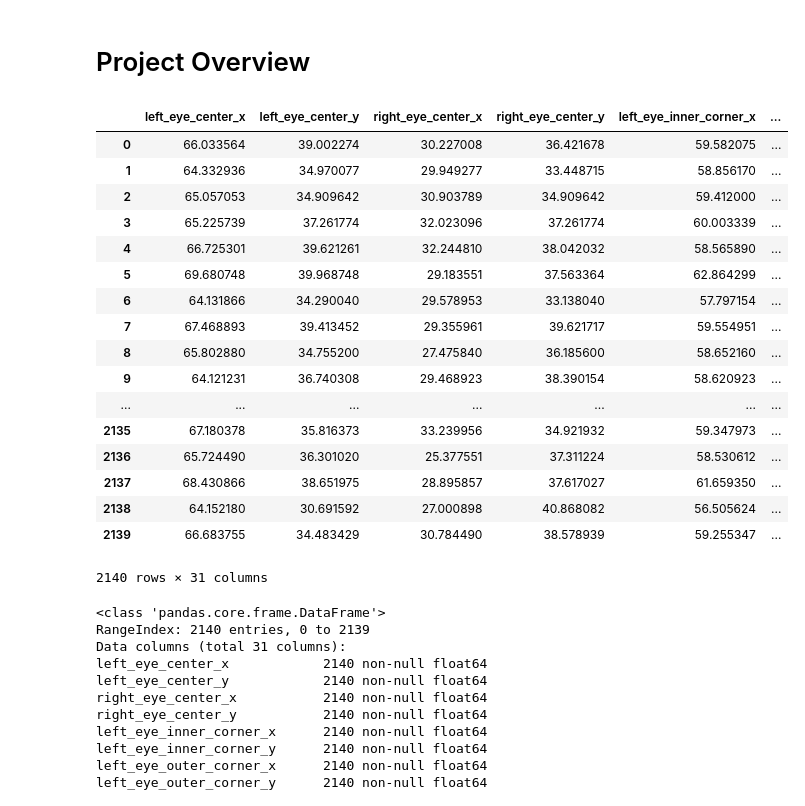
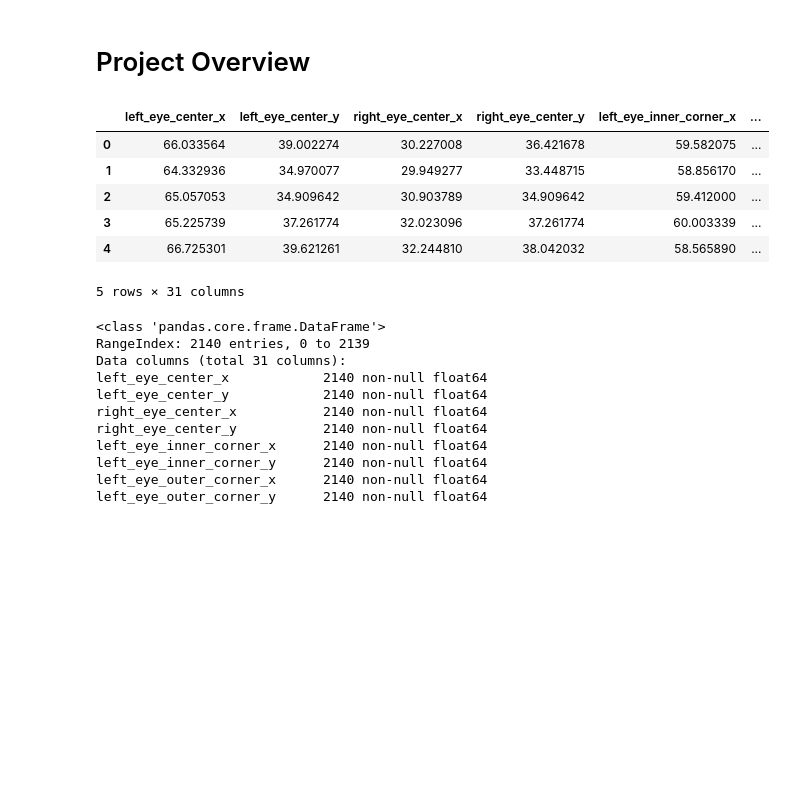
Before and after one commit to alby007100/Artificial-Intelligence, a Jupyter notebook: Emotion AI/Emotion AI Appl.ipynb, the cells around one changed output. Drawn from its saved outputs; the diff is of its cells as text; code cells hidden in the pictures; blank space fills up the shorter version.

```diff
--- a/Emotion AI/Emotion AI Appl.ipynb
+++ b/Emotion AI/Emotion AI Appl.ipynb
@@ -37,26 +37,15 @@ from sklearn.model_selection import train_test_split
 # %%
 keyfacial_df = pd.read_csv('C:\\Users\\PPPP\\Desktop\\Modern Artificial Intelligence Masterclass Download Materials\\Emotion AI Dataset\\emotion_data.csv')
 # %%
-keyfacial_df
+keyfacial_df.head()
 # %% [output]
 |  | left_eye_center_x | left_eye_center_y | right_eye_center_x | right_eye_center_y | left_eye_inner_corner_x | ... |
 | 0 | 66.033564 | 39.002274 | 30.227008 | 36.421678 | 59.582075 | ... |
 | 1 | 64.332936 | 34.970077 | 29.949277 | 33.448715 | 58.856170 | ... |
 | 2 | 65.057053 | 34.909642 | 30.903789 | 34.909642 | 59.412000 | ... |
 | 3 | 65.225739 | 37.261774 | 32.023096 | 37.261774 | 60.003339 | ... |
 | 4 | 66.725301 | 39.621261 | 32.244810 | 38.042032 | 58.565890 | ... |
-| 5 | 69.680748 | 39.968748 | 29.183551 | 37.563364 | 62.864299 | ... |
-| 6 | 64.131866 | 34.290040 | 29.578953 | 33.138040 | 57.797154 | ... |
-| 7 | 67.468893 | 39.413452 | 29.355961 | 39.621717 | 59.554951 | ... |
-| 8 | 65.802880 | 34.755200 | 27.475840 | 36.185600 | 58.652160 | ... |
-| 9 | 64.121231 | 36.740308 | 29.468923 | 38.390154 | 58.620923 | ... |
-| ... | ... | ... | ... | ... | ... | ... |
-| 2135 | 67.180378 | 35.816373 | 33.239956 | 34.921932 | 59.347973 | ... |
-| 2136 | 65.724490 | 36.301020 | 25.377551 | 37.311224 | 58.530612 | ... |
-| 2137 | 68.430866 | 38.651975 | 28.895857 | 37.617027 | 61.659350 | ... |
-| 2138 | 64.152180 | 30.691592 | 27.000898 | 40.868082 | 56.505624 | ... |
-| 2139 | 66.683755 | 34.483429 | 30.784490 | 38.578939 | 59.255347 | ... |
-2140 rows × 31 columns
+5 rows × 31 columns
 # %%
 # Obtain relavant information about the dataframe
 keyfacial_df.info()
```
Also changed, not shown: parts of 1 cell of this notebook.
